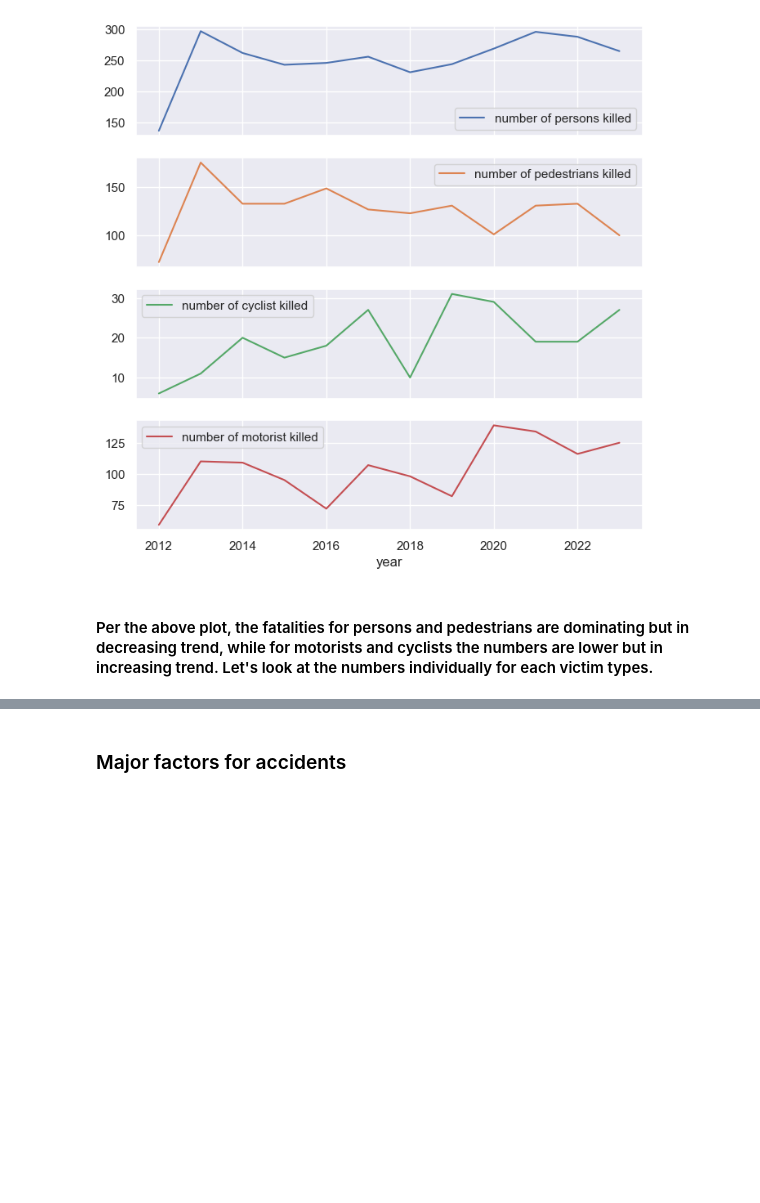
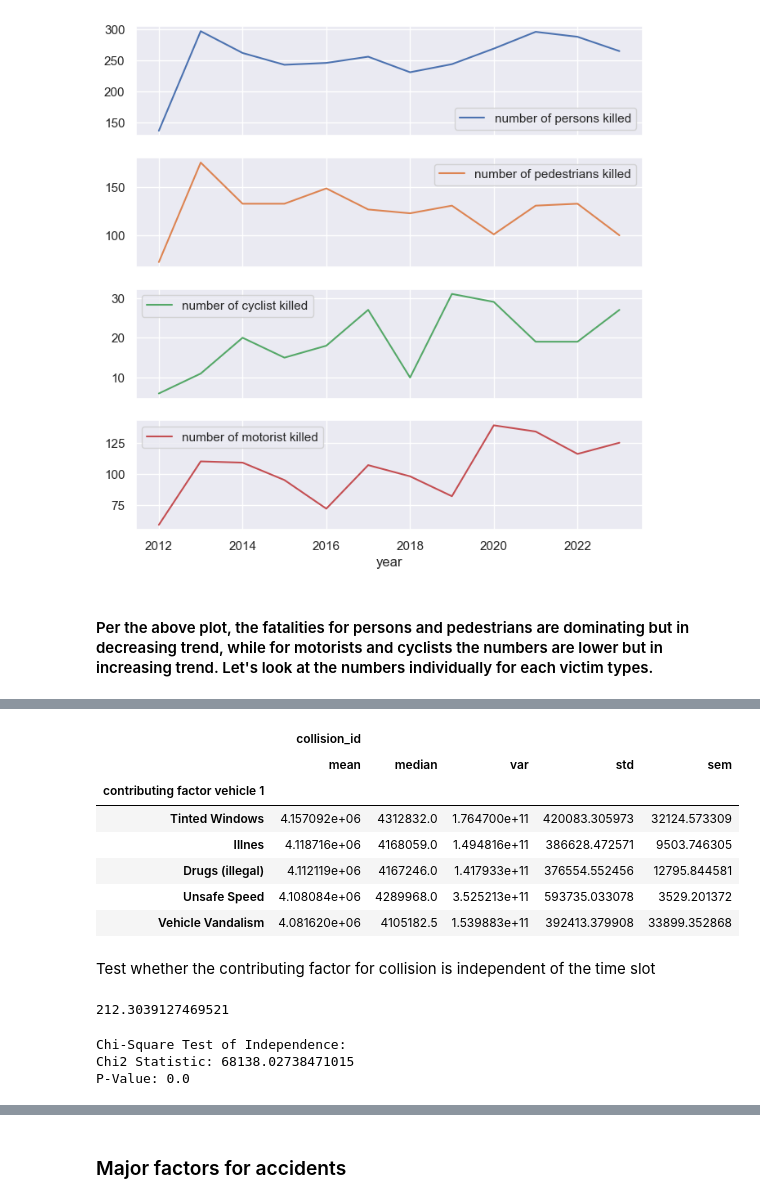
Before and after one commit to Pythorium-Quartet/Motor-Vehicle-Collison-Analysis, a Jupyter notebook: MotorVechicleCollisions_NYC.ipynb, the cells around one changed output, grey strips where cells are left out. Saved outputs shown, nothing was run; the diff lists cells and outputs as text; code cells hidden in the pictures; blank space fills up the shorter version.

```diff
--- a/MotorVechicleCollisions_NYC.ipynb
+++ b/MotorVechicleCollisions_NYC.ipynb
@@ -412,0 +439,35 @@ array([<Axes: xlabel='year'>, <Axes: xlabel='year'>,
+# %%
+## what are 1 and 80 can we drop them ?
+aggregation_func = { 'collision_id':['mean','median','var','std','sem']}
+Fat_np_time_slot = collision_df.groupby('contributing factor vehicle 1').agg(aggregation_func).sort_values(by=('collision_id',   'mean'),ascending=False)
+Fat_np_time_slot.head(5)
+# %% [output]
+|  | collision_id |  |  |  |  |
+|  | mean | median | var | std | sem |
+| contributing factor vehicle 1 |  |  |  |  |  |
+| Tinted Windows | 4.157092e+06 | 4312832.0 | 1.764700e+11 | 420083.305973 | 32124.573309 |
+| Illnes | 4.118716e+06 | 4168059.0 | 1.494816e+11 | 386628.472571 | 9503.746305 |
+| Drugs (illegal) | 4.112119e+06 | 4167246.0 | 1.417933e+11 | 376554.552456 | 12795.844581 |
+| Unsafe Speed | 4.108084e+06 | 4289968.0 | 3.525213e+11 | 593735.033078 | 3529.201372 |
+| Vehicle Vandalism | 4.081620e+06 | 4105182.5 | 1.539883e+11 | 392413.379908 | 33899.352868 |
+# %% [markdown]
+Test whether the contributing factor for collision is independent of the time slot
+# %%
+#critical_value =
+#degree of freedom = columns -1 * rows -1 = 60 *3 = 180
+critical_value = stats.chi2.ppf(q = 0.95, df = 180)
+
+critical_value
+# %% [output]
+212.3039127469521
+# %%
+# Chi-Square Test of Independence
+cont = pd.crosstab( collision_df['contributing factor vehicle 1'],collision_df['TimeBin'])
+chi2_stat,p_value_chi2,_,_ = chi2_contingency(cont)
+print(f'Chi-Square Test of Independence:')
+print(f'Chi2 Statistic: {chi2_stat}')
+print(f'P-Value: {p_value_chi2}')
+# %% [output]
+Chi-Square Test of Independence:
+Chi2 Statistic: 68138.02738471015
+P-Value: 0.0
```
Also changed, not shown: parts of 8 cells of this notebook.
